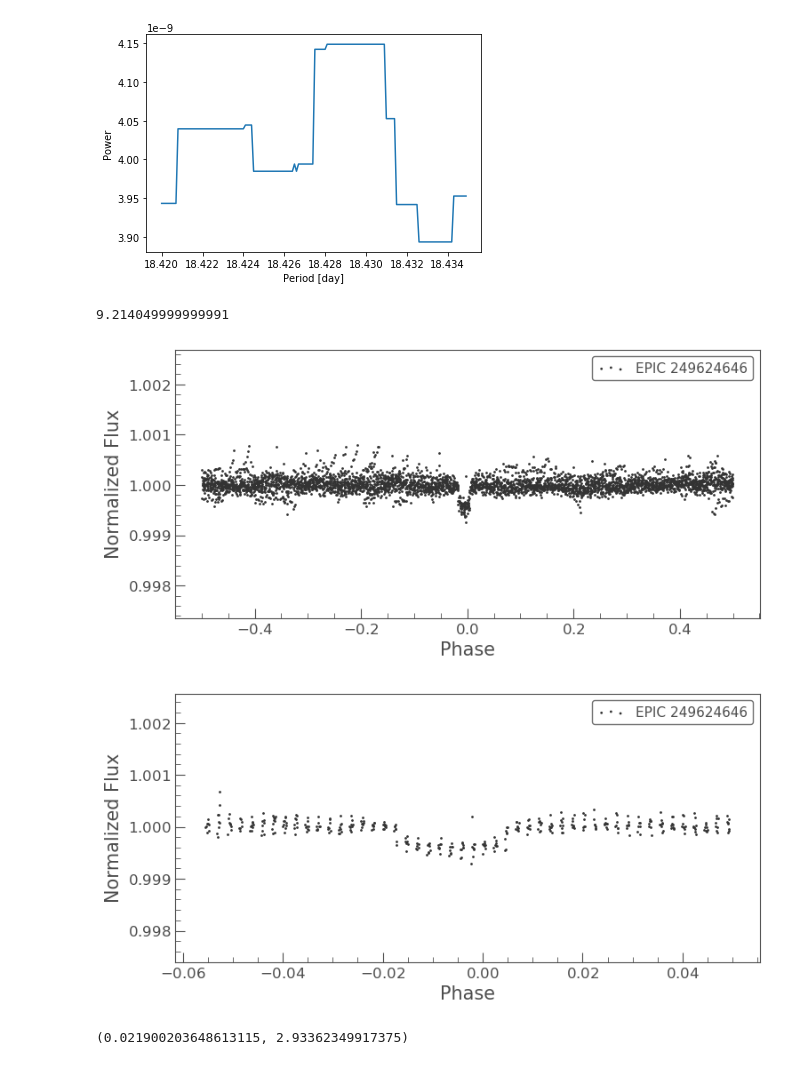
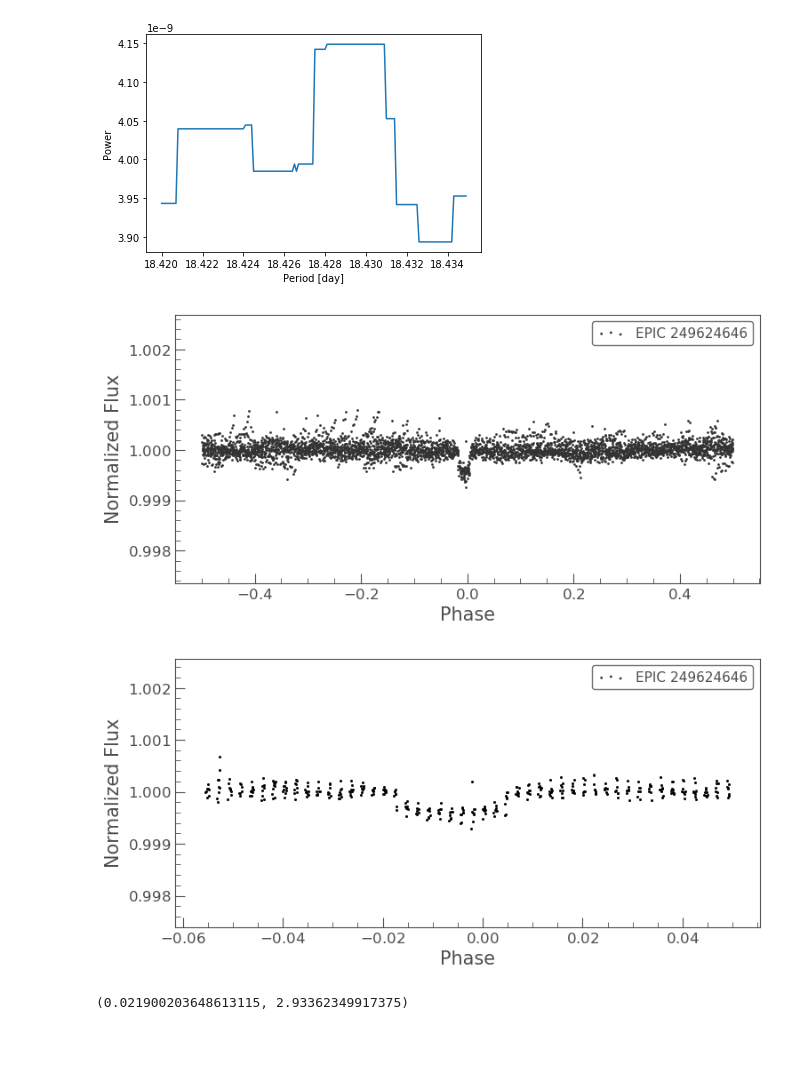
Before and after one commit to PierricJoulot/Astronomy, a Jupyter notebook: EPIC249624646/EPIC 249624646.ipynb, the cells around one changed output. Drawn from its saved outputs; the diff is of its cells as text; code cells hidden in the pictures.

```diff
--- a/EPIC249624646/EPIC 249624646.ipynb
+++ b/EPIC249624646/EPIC 249624646.ipynb
@@ -44,15 +44,16 @@ Best Fit Period: 18.4281 days
 # %%
 period_f = period / 2
 lcf = lc.fold(period=period_f,t0=1.4)
 lcf.scatter()
 lc_transit = lcf[1800:2200].normalize()
 lc_transit.scatter()
 lcf.time_format = 'jd'
 period_f
+plt.scatter(lc_transit.time, lc_transit.flux, s=1, c='k')
+plt.savefig('transit.png')
 # %% [output]
-9.214049999999991
 [figure]
-[figure, old version]
+[figure, new version]
 # %%
 import math
 
```
Also changed, not shown: 5 other files.
